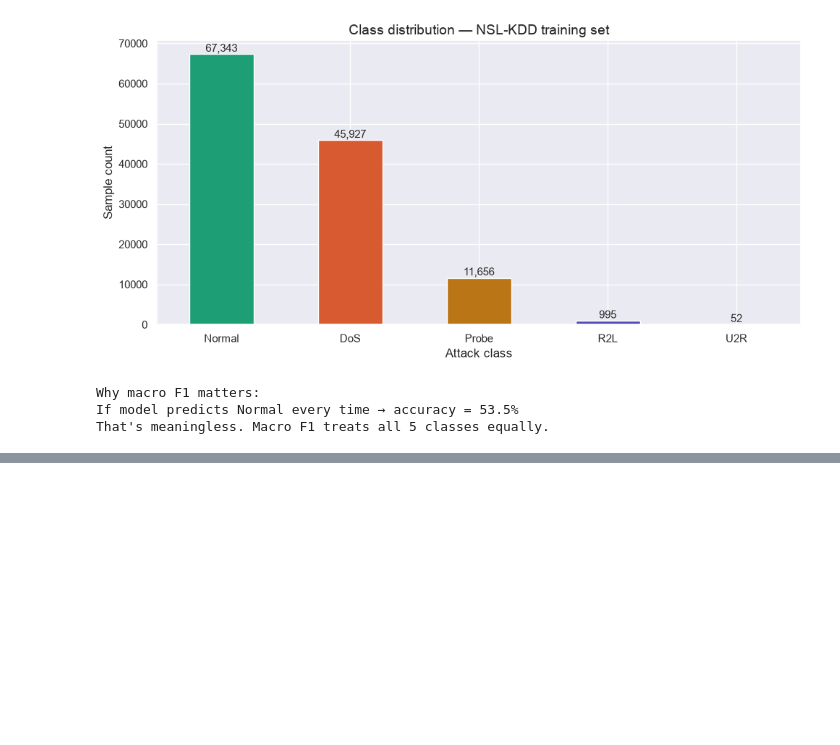
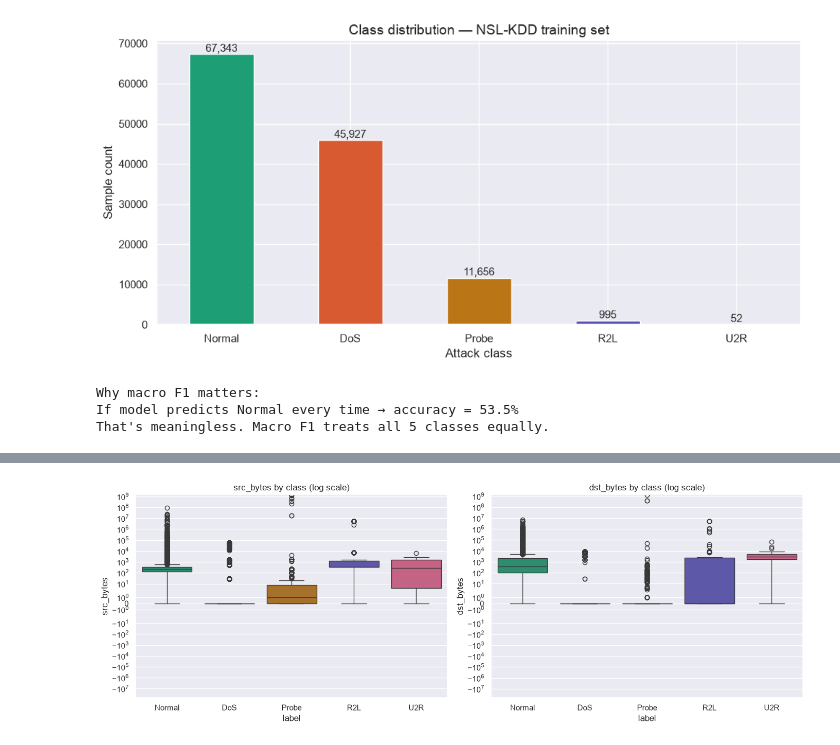
Before and after one commit to PrashantMeena001/Intrusion-Detection-System-, a Jupyter notebook: notebooks/eda.ipynb, the cells around one changed output, grey strips where cells are left out. Saved outputs shown, nothing was run; the diff lists cells and outputs as text; code cells hidden in the pictures; blank space fills up the shorter version.

```diff
--- a/notebooks/eda.ipynb
+++ b/notebooks/eda.ipynb
@@ -134,0 +178,14 @@ That's meaningless. Macro F1 treats all 5 classes equally.
+# %%
+fig, axes = plt.subplots(1, 2, figsize=(14, 5))
+for ax, col in zip(axes, ['src_bytes', 'dst_bytes']): ## zip paris the axes and col together in pair (axes[0],src_bytes)
+    sns.boxplot(x='label', y=col, data=df, order=order,
+                hue='label', hue_order=order,
+                palette=colors, legend=False, ax=ax)
+    ax.set_yscale('symlog')
+    ax.set_xticklabels(order)
+    ax.set_title(f'{col} by class (log scale)')
+plt.tight_layout()
+plt.savefig('../reports/bytes_box_plot.png', dpi=150)
+plt.show()
+# %% [output]
+[figure, added]
```
Also changed, not shown: parts of 18 cells of this notebook, 8 other files.
